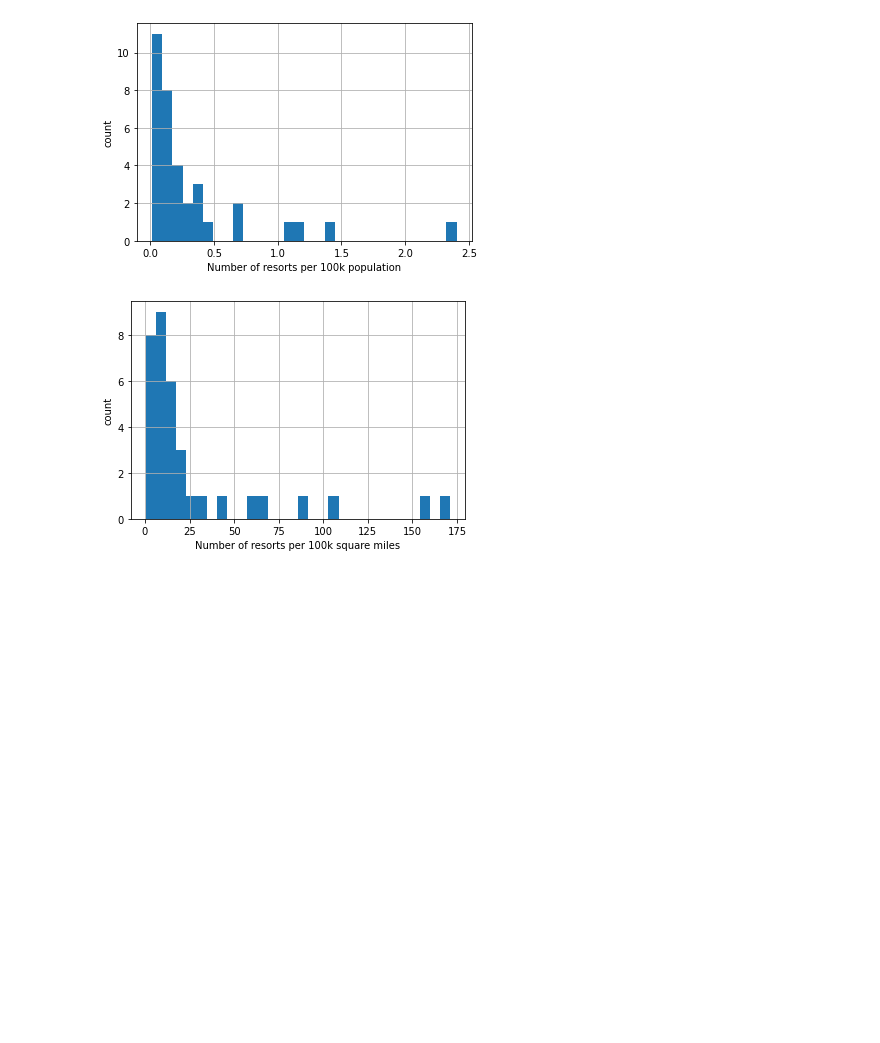
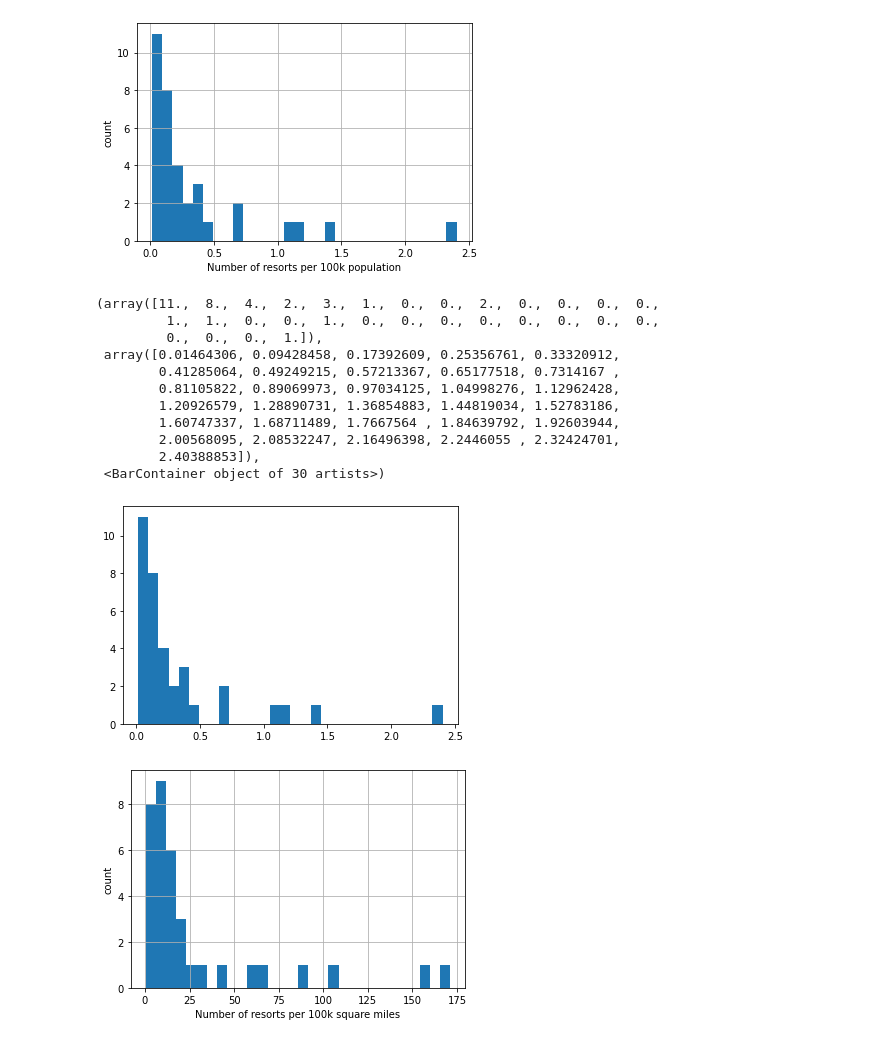
Before and after one commit to pablo-git8/DataScienceGuidedCapstone, a Jupyter notebook: Notebooks/03_exploratory_data_analysis.ipynb, the cells around one changed output. Saved outputs shown, nothing was run; the diff lists cells and outputs as text; code cells hidden in the pictures; blank space fills up the shorter version.

Commit message:
Progress up to PCA graphs (3.5.3.3) in step 03_EDA Notebook

```diff
--- a/Notebooks/03_exploratory_data_analysis.ipynb
+++ b/Notebooks/03_exploratory_data_analysis.ipynb
@@ -237,6 +237,23 @@ plt.xlabel('Number of resorts per 100k population')
 plt.ylabel('count');
 # %% [output]
 [figure]
+# %%
+#To get the ranges and exact values we can also use plt
+plt.hist(state_summary.resorts_per_100kcapita, bins=30)
+#First array is the y value and second array are the bins ranges (60 for 30 bins)
+# %% [output]
+(array([11.,  8.,  4.,  2.,  3.,  1.,  0.,  0.,  2.,  0.,  0.,  0.,  0.,
+         1.,  1.,  0.,  0.,  1.,  0.,  0.,  0.,  0.,  0.,  0.,  0.,  0.,
+         0.,  0.,  0.,  1.]),
+ array([0.01464306, 0.09428458, 0.17392609, 0.25356761, 0.33320912,
+        0.41285064, 0.49249215, 0.57213367, 0.65177518, 0.7314167 ,
+        0.81105822, 0.89069973, 0.97034125, 1.04998276, 1.12962428,
+        1.20926579, 1.28890731, 1.36854883, 1.44819034, 1.52783186,
+        1.60747337, 1.68711489, 1.7667564 , 1.84639792, 1.92603944,
+        2.00568095, 2.08532247, 2.16496398, 2.2446055 , 2.32424701,
+        2.40388853]),
+ <BarContainer object of 30 artists>)
+[figure, added]
 # %%
 state_summary.resorts_per_100ksq_mile.hist(bins=30)
 plt.xlabel('Number of resorts per 100k square miles')
```
Also changed, not shown: parts of 11 cells of this notebook.
